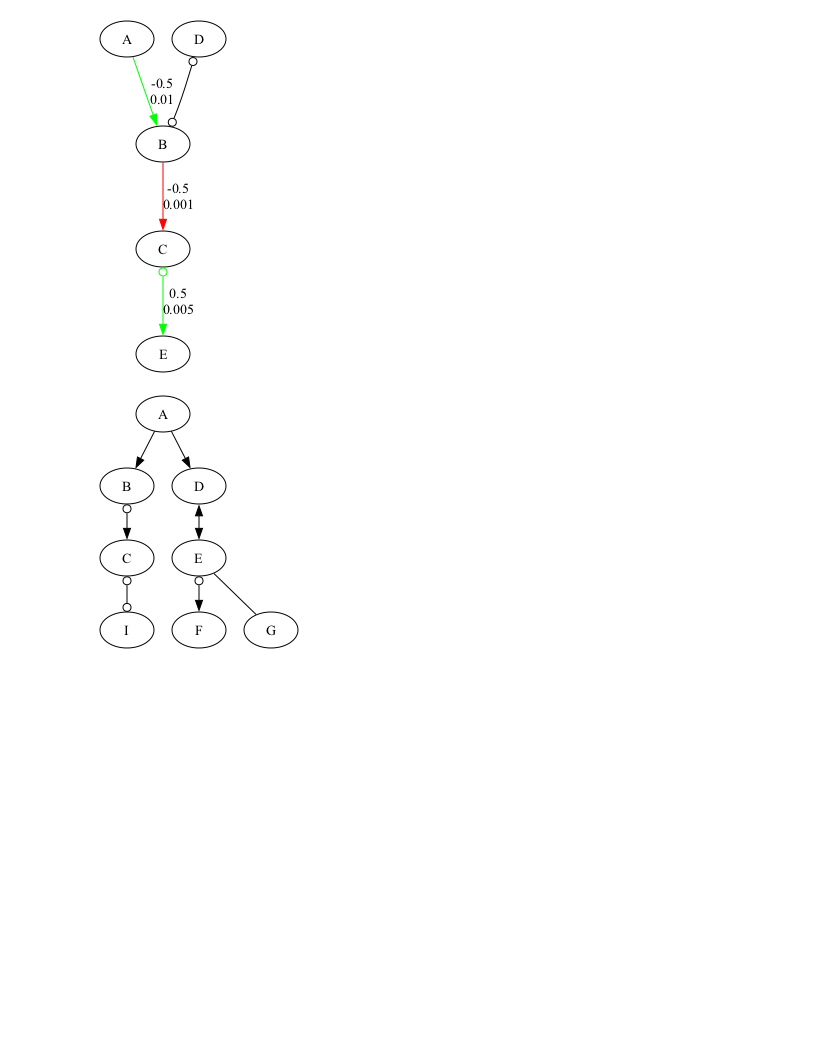
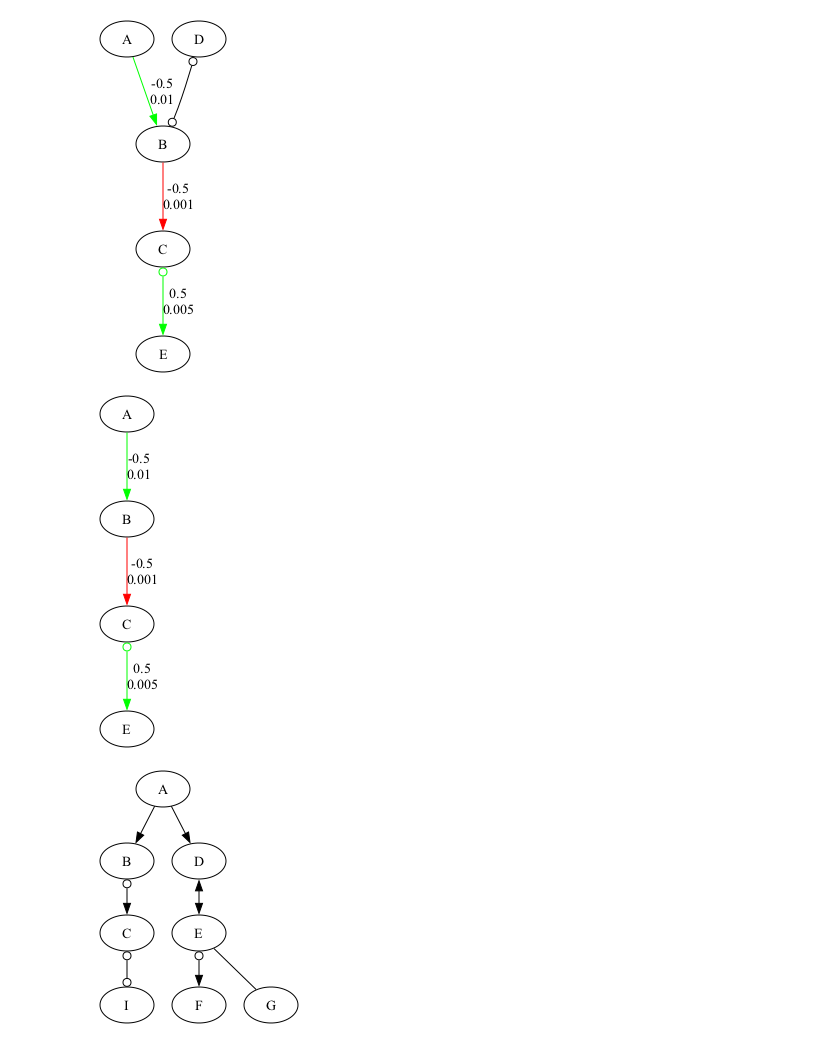
Before and after one commit to kelvinlim/dgraph_flex, a Jupyter notebook: dgraph.ipynb, the cells around one changed output. Saved outputs shown, nothing was run; the diff lists cells and outputs as text; code cells hidden in the pictures; blank space fills up the shorter version.

Commit message:
add directed_only for load_graph

```diff
--- a/dgraph.ipynb
+++ b/dgraph.ipynb
@@ -11,6 +11,11 @@ obj.add_edge('D', 'o-o', 'B')
 obj.show_graph()
 # %% [output]
 [figure]
+# %%
+# show only directed edges
+obj.show_graph(directed_only=True)
+# %% [output]
+[figure, added]
 # %%
 # create a list of edges
 edges = ['A --> B',
```
Also changed, not shown: parts of 1 cell of this notebook, 2 other files.
